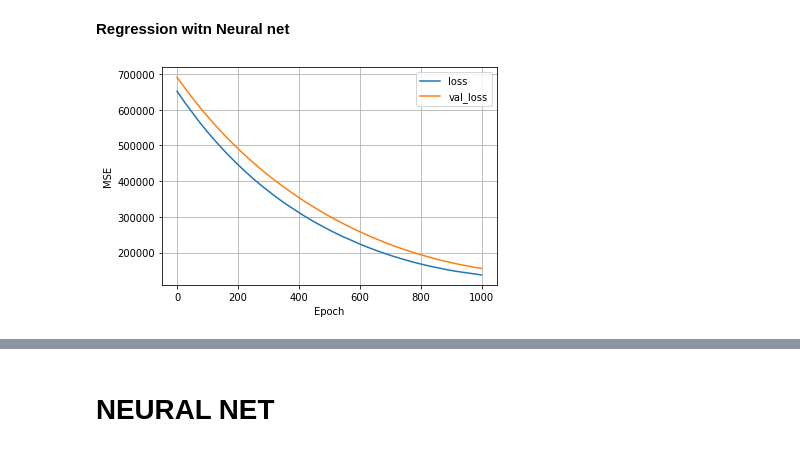
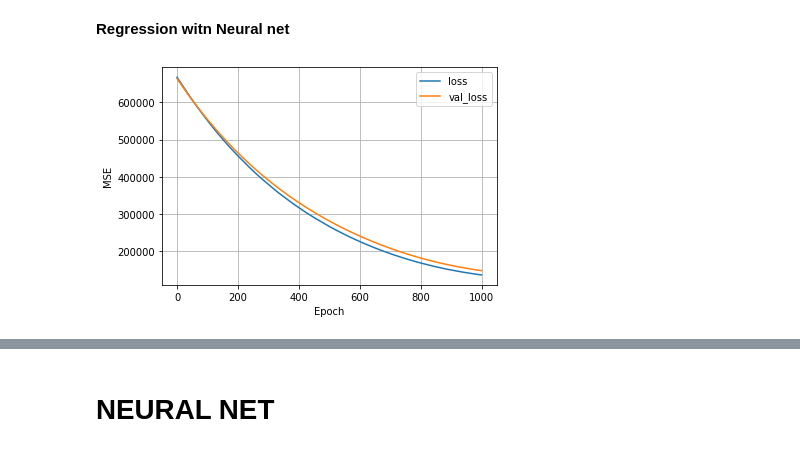
Before and after one commit to uzair011/ML---learning..., a Jupyter notebook: seolBikes_regression.ipynb, the cells around one changed output, grey strips where cells are left out. Drawn from its saved outputs; the diff is of its cells as text; code cells hidden in the pictures.

```diff
--- a/seolBikes_regression.ipynb
+++ b/seolBikes_regression.ipynb
@@ -165,9 +167,9 @@ history = temp_NN_model.fit(
     validation_data = (x_validation_temp, y_validation_temp)
 )
 # %%
-plot_loss(historyc)
+plot_loss(history)
 # %% [output]
-[figure, old version]
+[figure, new version]
 # %%
 plt.scatter(x_train_temp, y_train_temp, label="data", color="blue")
 x = tf.linspace(-20, 40, 100)
```
Also changed, not shown: parts of 14 cells of this notebook.
